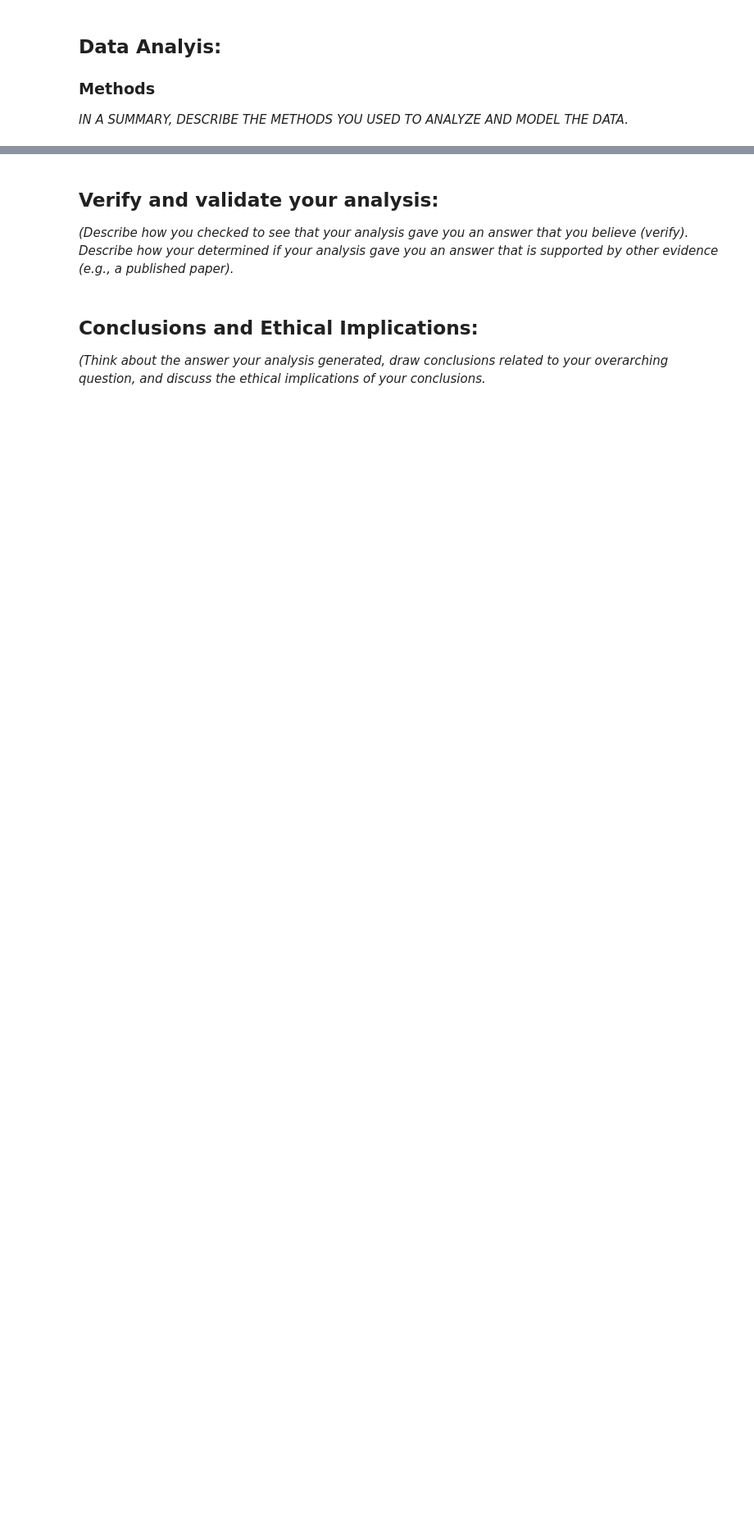
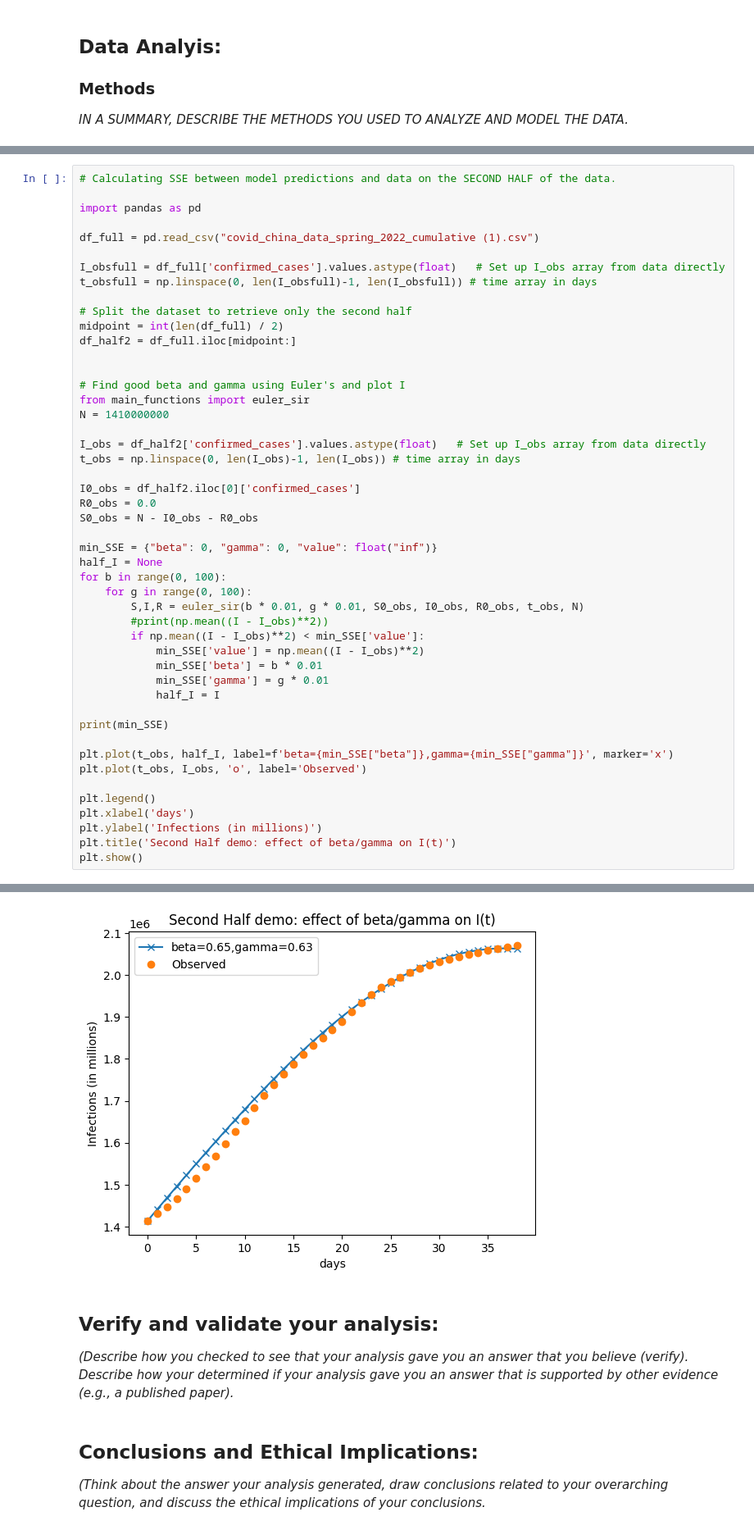
Before and after one commit to christylee1/Module4_covid, a Jupyter notebook: Elmqivst_Lee_Shee_MODULE4 .ipynb, the cells around one changed output, grey strips where cells are left out. Shown: that part at 82% size. Drawn from its saved outputs; the diff is of its cells as text; blank space fills up the shorter version.

```diff
--- a/Elmqivst_Lee_Shee_MODULE4 .ipynb
+++ b/Elmqivst_Lee_Shee_MODULE4 .ipynb
@@ -261,0 +301,49 @@ Note that if you have implemented an extended model and are having trouble fitti
+# %%
+# Calculating SSE between model predictions and data on the SECOND HALF of the data.
+
+import pandas as pd
+
+df_full = pd.read_csv("covid_china_data_spring_2022_cumulative (1).csv")
+
+I_obsfull = df_full['confirmed_cases'].values.astype(float)   # Set up I_obs array from data directly
+t_obsfull = np.linspace(0, len(I_obsfull)-1, len(I_obsfull)) # time array in days
+
+# Split the dataset to retrieve only the second half
+midpoint = int(len(df_full) / 2)
+df_half2 = df_full.iloc[midpoint:]
+
+
+# Find good beta and gamma using Euler's and plot I
+from main_functions import euler_sir
+N = 1410000000
+
+I_obs = df_half2['confirmed_cases'].values.astype(float)   # Set up I_obs array from data directly
+t_obs = np.linspace(0, len(I_obs)-1, len(I_obs)) # time array in days
+
+I0_obs = df_half2.iloc[0]['confirmed_cases']
+R0_obs = 0.0
+S0_obs = N - I0_obs - R0_obs
+
+min_SSE = {"beta": 0, "gamma": 0, "value": float("inf")}
+half_I = None
+for b in range(0, 100):
+    for g in range(0, 100):
+        S,I,R = euler_sir(b * 0.01, g * 0.01, S0_obs, I0_obs, R0_obs, t_obs, N)
+        #print(np.mean((I - I_obs)**2))
+        if np.mean((I - I_obs)**2) < min_SSE['value']:
+            min_SSE['value'] = np.mean((I - I_obs)**2)
+            min_SSE['beta'] = b * 0.01
+            min_SSE['gamma'] = g * 0.01
+            half_I = I
+
+print(min_SSE)
+
+plt.plot(t_obs, half_I, label=f'beta={min_SSE["beta"]},gamma={min_SSE["gamma"]}', marker='x')
+plt.plot(t_obs, I_obs, 'o', label='Observed')
+
+plt.legend()
+plt.xlabel('days')
+plt.ylabel('Infections (in millions)')
+plt.title('Second Half demo: effect of beta/gamma on I(t)')
+plt.show()
+# %% [output]
@@ -262,3 +351,4 @@ Note that if you have implemented an extended model and are having trouble fitti
+[figure, added]
 # %% [markdown]
 ## Verify and validate your analysis:
 
```
Also changed, not shown: parts of 19 cells of this notebook, 1 other file.
